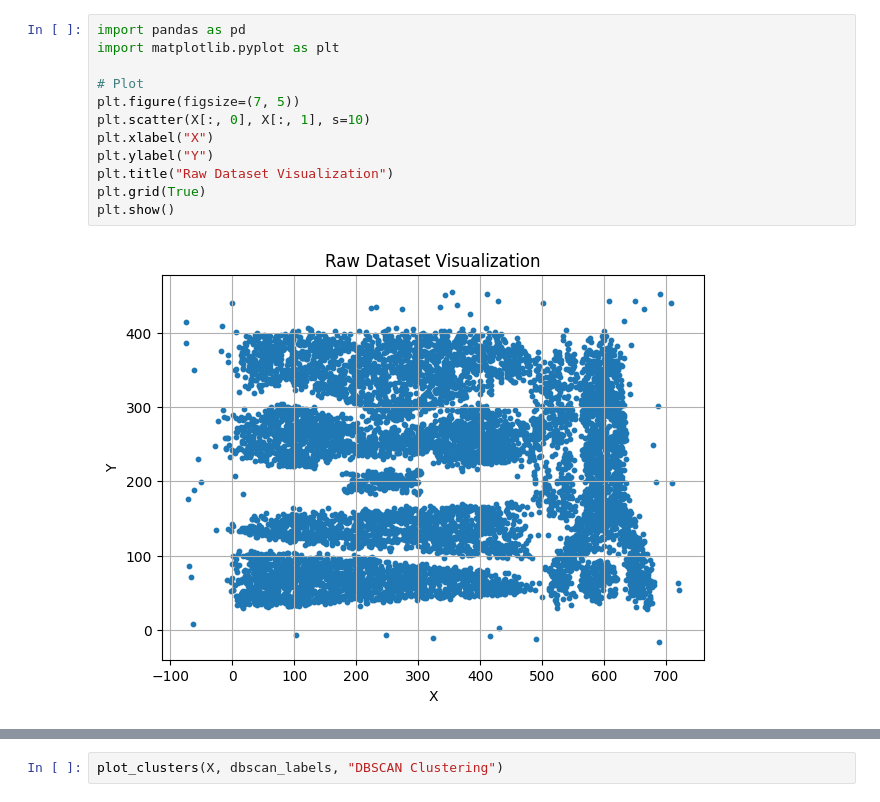
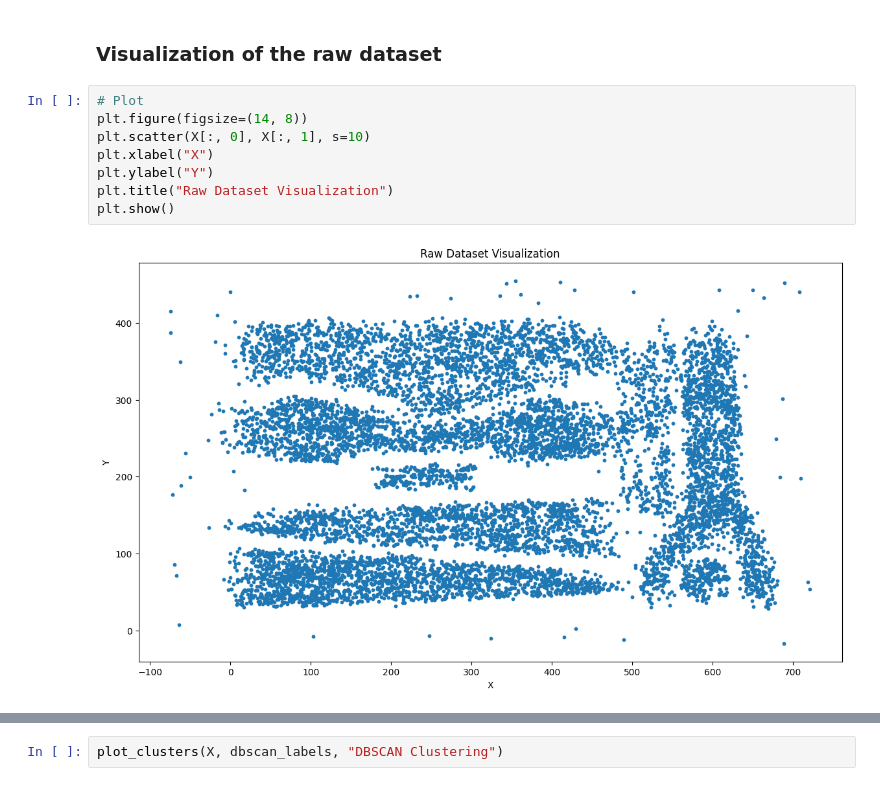
Before and after one commit to Leoul39/clustering-algorithms, a Jupyter notebook: plot.ipynb, the cells around one changed output, grey strips where cells are left out. Saved outputs shown, nothing was run; the diff lists cells and outputs as text.

```diff
--- a/plot.ipynb
+++ b/plot.ipynb
@@ -20,14 +39,12 @@ data.head()
+# %% [markdown]
+### Visualization of the raw dataset
 # %%
-import pandas as pd
-import matplotlib.pyplot as plt
-
 # Plot
-plt.figure(figsize=(7, 5))
+plt.figure(figsize=(14, 8))
 plt.scatter(X[:, 0], X[:, 1], s=10)
 plt.xlabel("X")
 plt.ylabel("Y")
 plt.title("Raw Dataset Visualization")
-plt.grid(True)
 plt.show()
 # %% [output]
-[figure, old version]
+[figure, new version]
```
Also changed, not shown: parts of 20 cells of this notebook, 1 other file.
